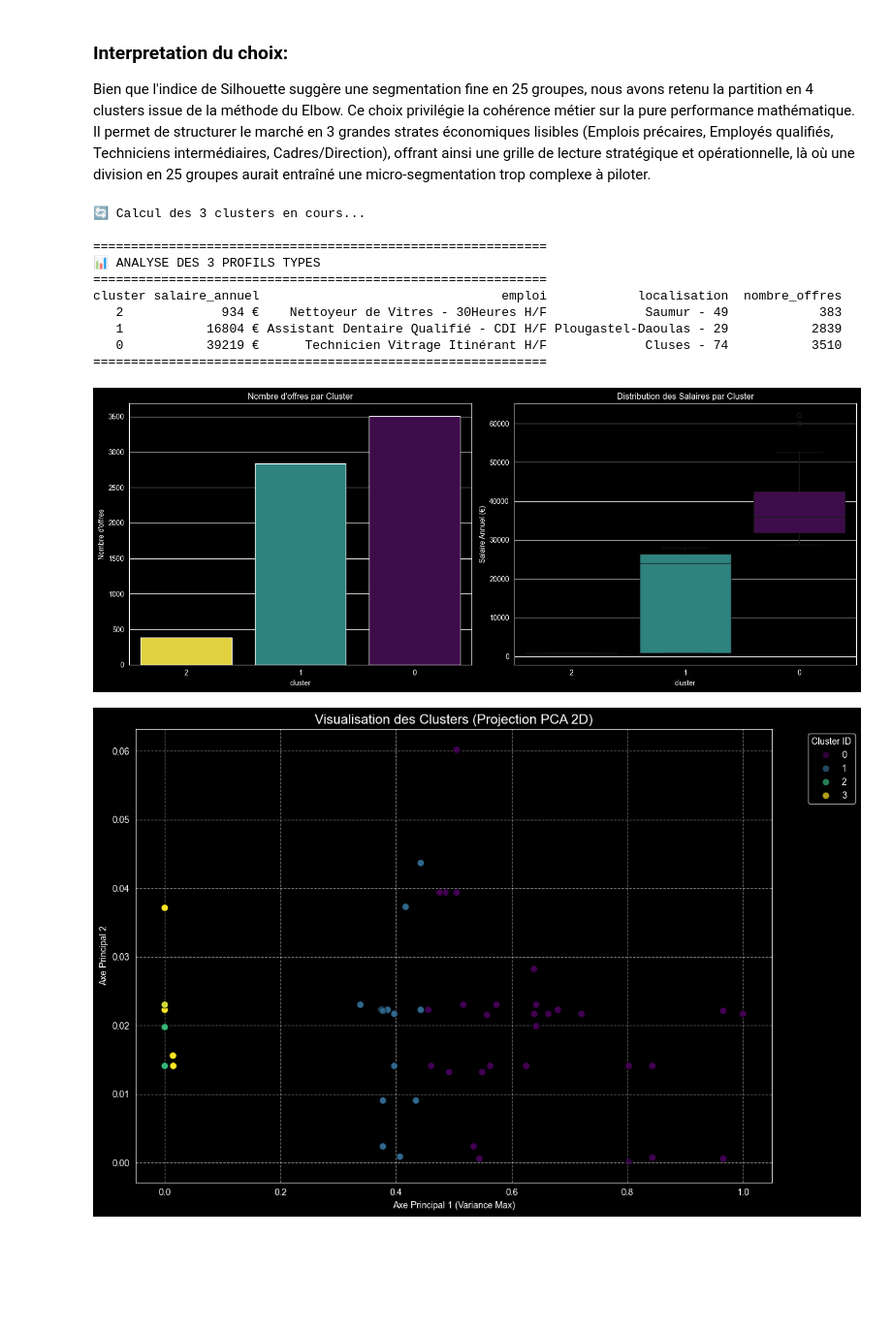
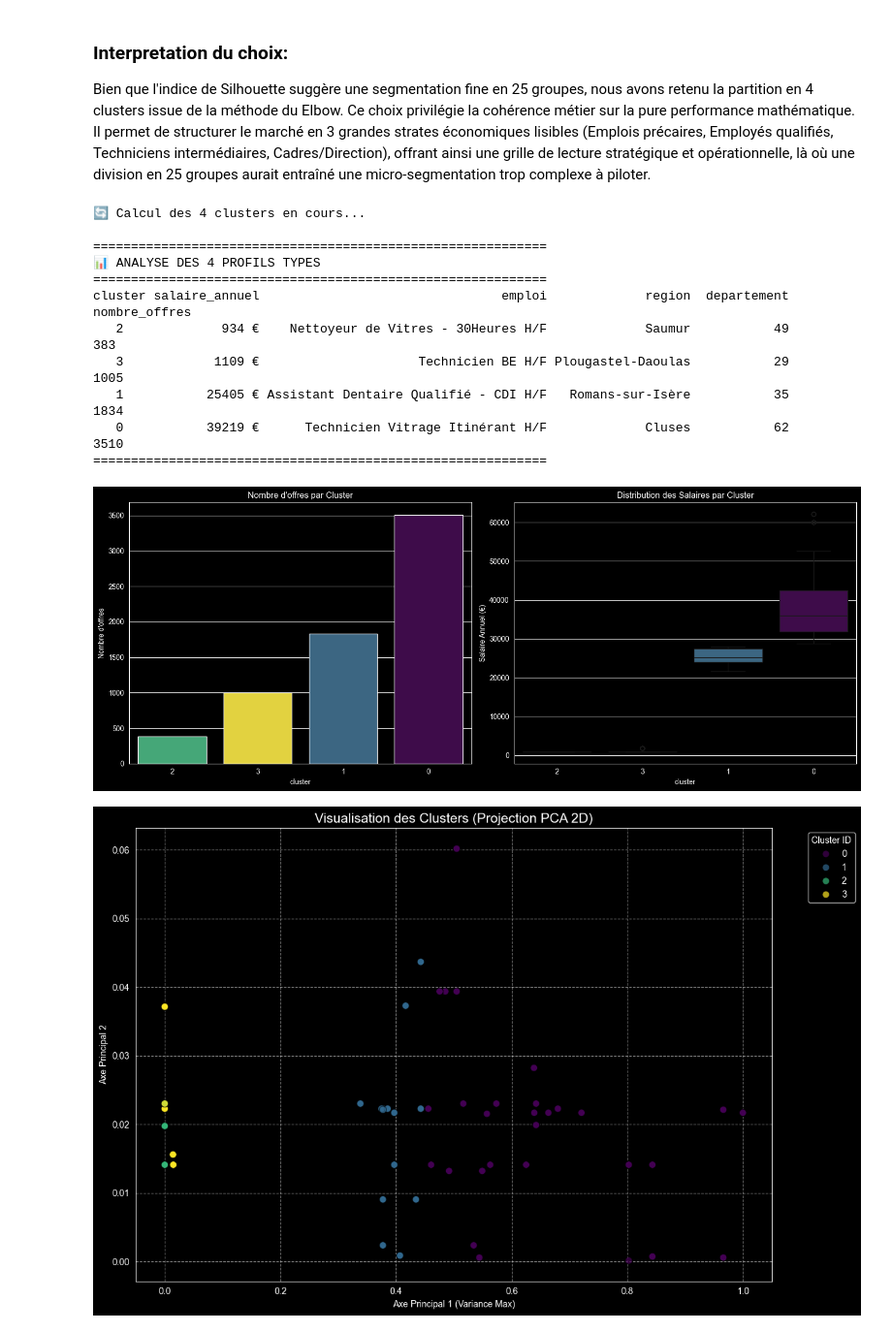
Before and after one commit to dhimooTn/BI-Project, a Jupyter notebook: ml/clustering/cluster.ipynb, the cells around one changed output. Shown: that part at 97% size. Drawn from its saved outputs; the diff is of its cells as text; code cells hidden in the pictures; blank space fills up the shorter version.

```diff
--- a/ml/clustering/cluster.ipynb
+++ b/ml/clustering/cluster.ipynb
@@ -43,7 +44,7 @@ class FrequencyEncoder(BaseEstimator, TransformerMixin):
 # 1. Définition des colonnes
 numeric_features = ["salaire_annuel"]
 binary_features = ["temps_travail", "categorie_salaire"]
-categorical_features = ["emploi", "localisation"]
+categorical_features = ["emploi", "entreprise", "region","departement"]
 
 # 2. Création du Transformateur
 preprocessor = ColumnTransformer(
@@ -79,7 +80,7 @@ import matplotlib.pyplot as plt
 from sklearn.cluster import KMeans
 
 # On teste k de 2 à 10 (la silhouette n'existe pas pour k=1)
-K_range = range(2, 25)
+K_range = range(2, 11)
 silhouette_scores = []
 
 print("Calcul des scores de silhouette en cours (ceci est un peu plus long que l'Elbow)...")
@@ -154,7 +148,7 @@ import seaborn as sns
 import matplotlib.pyplot as plt
 from sklearn.cluster import KMeans
 
-k_optimal = 3
+k_optimal = 4
 
 # 1. Calcul des Clusters
 print(f"🔄 Calcul des {k_optimal} clusters en cours...")
@@ -165,7 +159,9 @@ df['cluster'] = kmeans_final.fit_predict(X_prepared)
 summary = df.groupby('cluster').agg({
     'salaire_annuel': 'mean',
     'emploi': lambda x: x.mode()[0] if not x.mode().empty else "N/A",
-    'localisation': lambda x: x.mode()[0] if not x.mode().empty else "N/A",
+    'region': lambda x: x.mode()[0] if not x.mode().empty else "N/A",
+    'departement': lambda x: x.mode()[0] if not x.mode().empty else "N/A",
+
     'entreprise': 'count'
 }).rename(columns={'entreprise': 'nombre_offres'}).reset_index()
 
@@ -191,40 +187,41 @@ sns.countplot(
     x='cluster',
     hue='cluster',
     palette='viridis',
     ax=axes[0],
     order=summary['cluster'],
     legend=False
 )
 axes[0].set_title("Nombre d'offres par Cluster")
 axes[0].set_ylabel("Nombre d'offres")
 
 sns.boxplot(
     data=df,
     x='cluster',
     y='salaire_annuel',
     hue='cluster',
     palette='viridis',
     ax=axes[1],
     order=summary['cluster'],
     legend=False
 )
 axes[1].set_title("Distribution des Salaires par Cluster")
 axes[1].set_ylabel("Salaire Annuel (€)")
 
 plt.tight_layout()
 plt.show()
 # %% [output]
-🔄 Calcul des 3 clusters en cours...
+🔄 Calcul des 4 clusters en cours...
 
 ============================================================
-📊 ANALYSE DES 3 PROFILS TYPES
+📊 ANALYSE DES 4 PROFILS TYPES
 ============================================================
-cluster salaire_annuel                                emploi            localisation  nombre_offres
-   2             934 €    Nettoyeur de Vitres - 30Heures H/F             Saumur - 49            383
-   1           16804 € Assistant Dentaire Qualifié - CDI H/F Plougastel-Daoulas - 29           2839
-   0           39219 €      Technicien Vitrage Itinérant H/F             Cluses - 74           3510
+cluster salaire_annuel                                emploi             region  departement  nombre_offres
+   2             934 €    Nettoyeur de Vitres - 30Heures H/F             Saumur           49            383
+   3            1109 €                     Technicien BE H/F Plougastel-Daoulas           29           1005
+   1           25405 € Assistant Dentaire Qualifié - CDI H/F   Romans-sur-Isère           35           1834
+   0           39219 €      Technicien Vitrage Itinérant H/F             Cluses           62           3510
 ============================================================
-[figure, old version]
+[figure, new version]
 # %%
 import matplotlib.pyplot as plt
 import seaborn as sns
```
Also changed, not shown: parts of 4 cells of this notebook, 4 other files.
